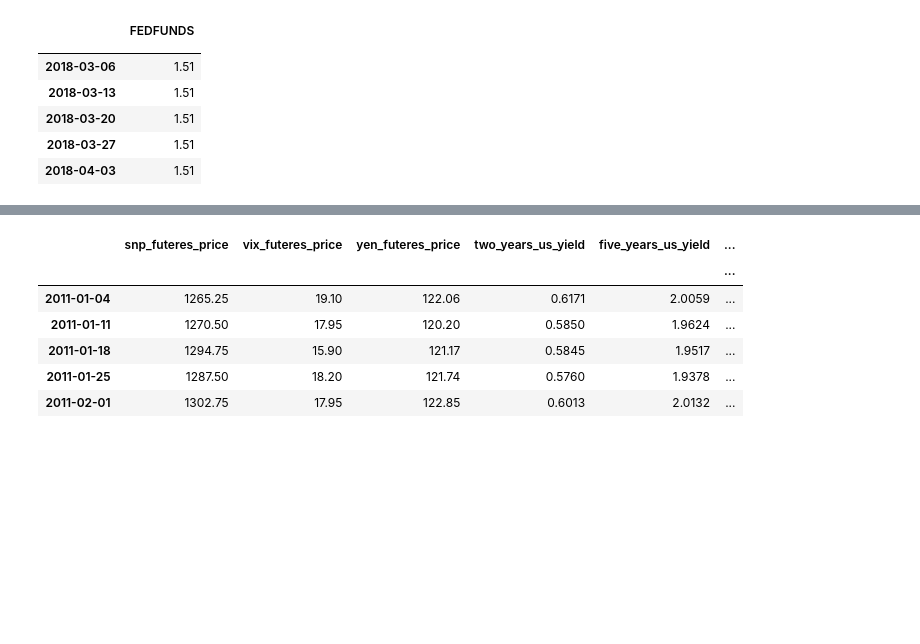
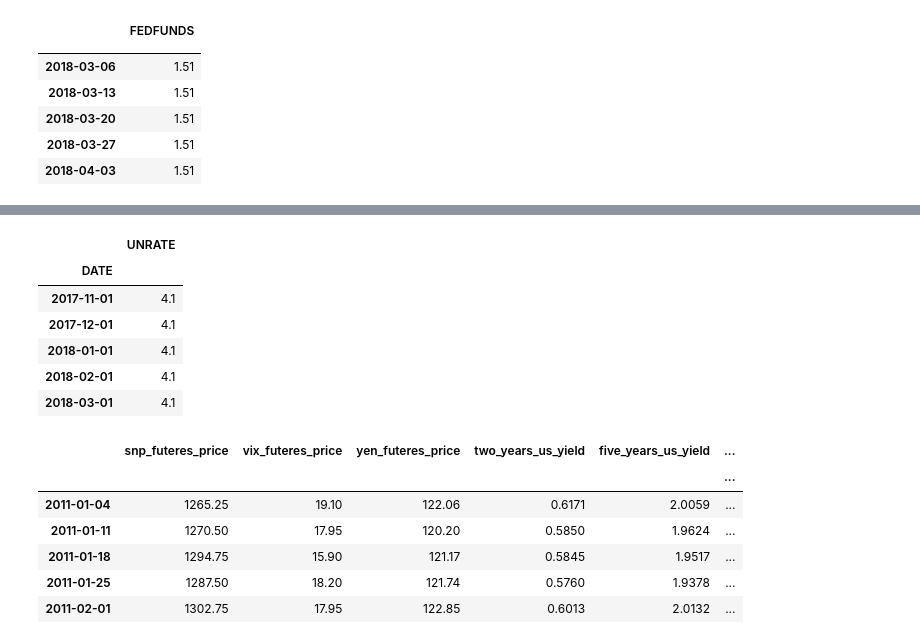
Before and after one commit to leonardich/Stats_project, a Jupyter notebook: Regression.ipynb, the cells around one changed output, grey strips where cells are left out. Saved outputs shown, nothing was run; the diff lists cells and outputs as text; code cells hidden in the pictures; blank space fills up the shorter version.

```diff
--- a/Regression.ipynb
+++ b/Regression.ipynb
@@ -292,0 +300,10 @@ fed_funds_rate.tail()
+# %%
+unempl_rate.tail()
+# %% [output]
+|  | UNRATE |
+| DATE |  |
+| 2017-11-01 | 4.1 |
+| 2017-12-01 | 4.1 |
+| 2018-01-01 | 4.1 |
+| 2018-02-01 | 4.1 |
+| 2018-03-01 | 4.1 |
```
Also changed, not shown: parts of 17 cells of this notebook.
